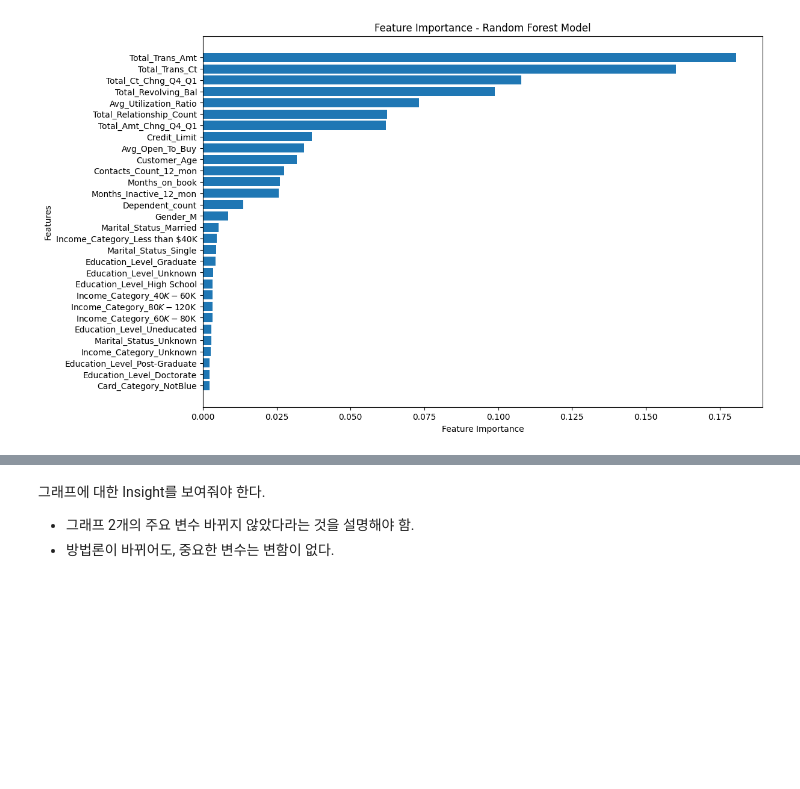
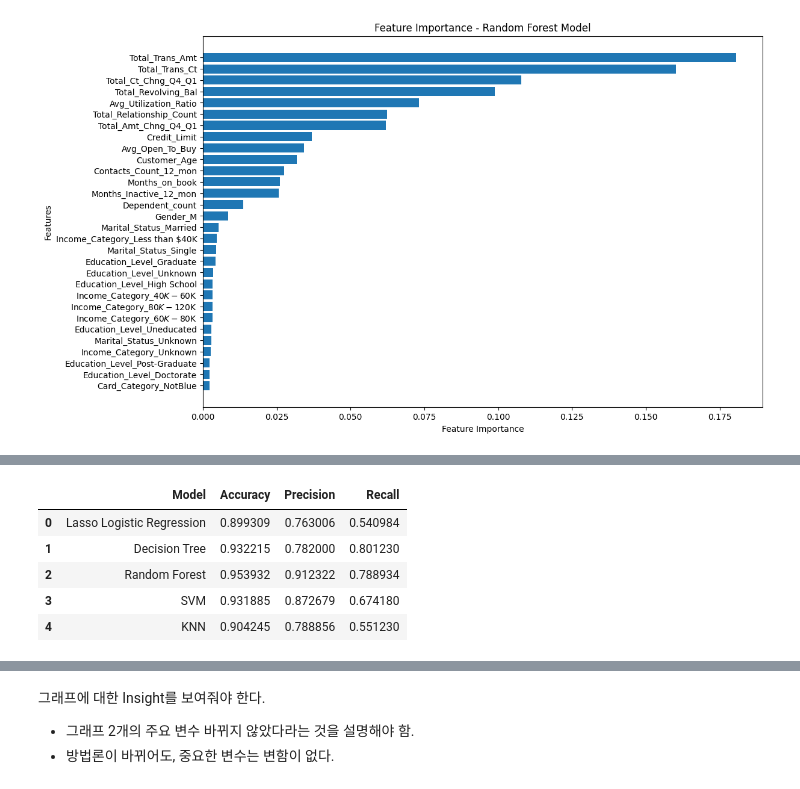
Before and after one commit to daehwankim96/daehwankim96.github.io, a Jupyter notebook: files/Bank_Churn_Rate.ipynb, the cells around one changed output, grey strips where cells are left out. Drawn from its saved outputs; the diff is of its cells as text; code cells hidden in the pictures; blank space fills up the shorter version.

```diff
--- a/files/Bank_Churn_Rate.ipynb
+++ b/files/Bank_Churn_Rate.ipynb
@@ -443,0 +447,31 @@ Clientnum train set / test set 없애야 함
+# %%
+from sklearn.metrics import precision_score, recall_score
+
+# Creating a summary table for accuracy, precision, and recall for each model
+model_performance_summary = []
+
+for name, result in model_results_updated.items():
+    model = result["Model"]
+    y_pred = model.predict(X_test)
+
+    accuracy = accuracy_score(y_test, y_pred)
+    precision = precision_score(y_test, y_pred, average='binary')
+    recall = recall_score(y_test, y_pred, average='binary')
+
+    model_performance_summary.append({
+        "Model": name,
+        "Accuracy": accuracy,
+        "Precision": precision,
+        "Recall": recall
+    })
+
+# Convert summary to a DataFrame for better display
+performance_df = pd.DataFrame(model_performance_summary)
+performance_df
+# %% [output]
+|  | Model | Accuracy | Precision | Recall |
+| 0 | Lasso Logistic Regression | 0.899309 | 0.763006 | 0.540984 |
+| 1 | Decision Tree | 0.932215 | 0.782000 | 0.801230 |
+| 2 | Random Forest | 0.953932 | 0.912322 | 0.788934 |
+| 3 | SVM | 0.931885 | 0.872679 | 0.674180 |
+| 4 | KNN | 0.904245 | 0.788856 | 0.551230 |
```
Also changed, not shown: parts of 7 cells of this notebook, 2 other files.
